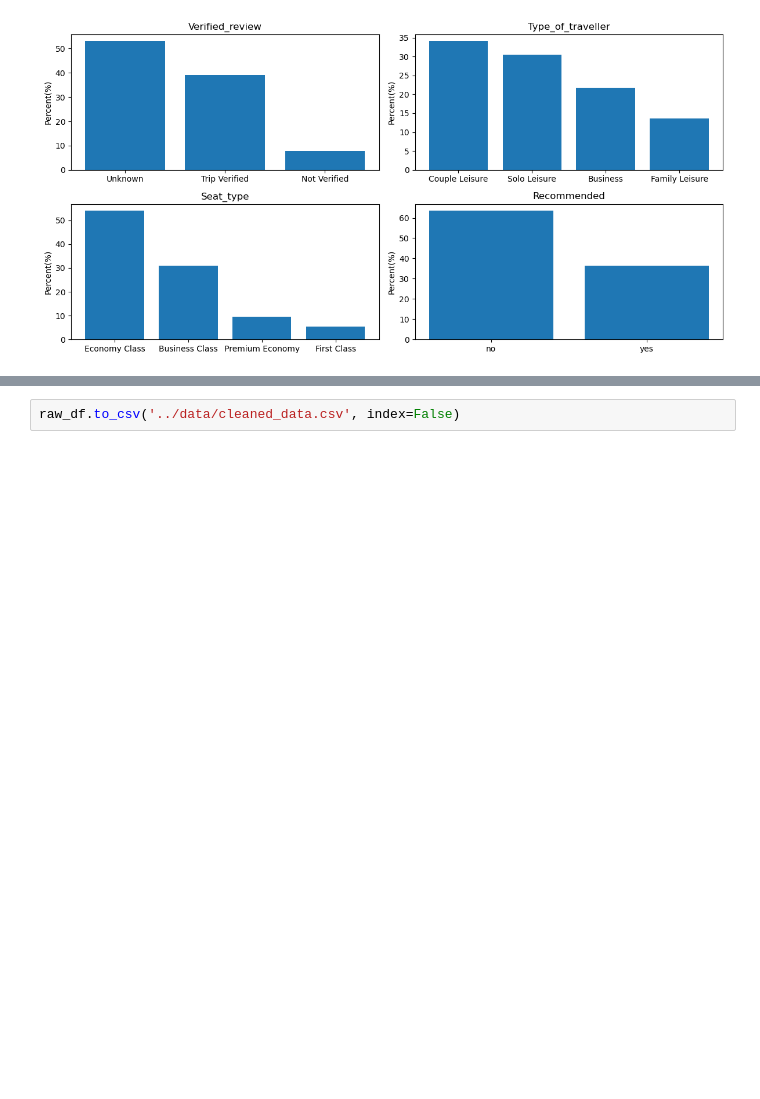
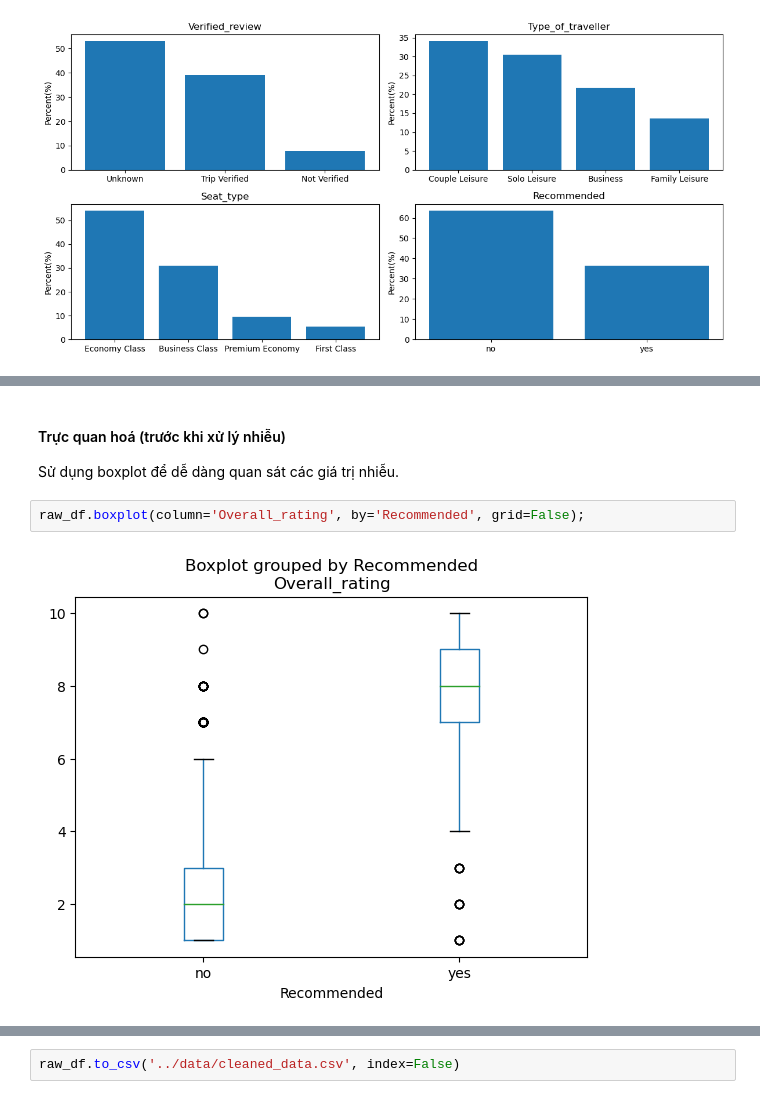
Before and after one commit to NgHuyen137/Intro2DS_Project, a Jupyter notebook: notebooks/2.0-preprocessing.ipynb, the cells around one changed output, grey strips where cells are left out. Saved outputs shown, nothing was run; the diff lists cells and outputs as text; blank space fills up the shorter version.

```diff
--- a/notebooks/2.0-preprocessing.ipynb
+++ b/notebooks/2.0-preprocessing.ipynb
@@ -319,0 +333,7 @@ plt.show()
+# %% [markdown]
+#### Trực quan hoá (trước khi xử lý nhiễu)
+Sử dụng boxplot để dễ dàng quan sát các giá trị nhiễu.
+# %%
+raw_df.boxplot(column='Overall_rating', by='Recommended', grid=False);
+# %% [output]
+[figure, added]
```
Also changed, not shown: parts of 7 cells of this notebook, 1 other file.
